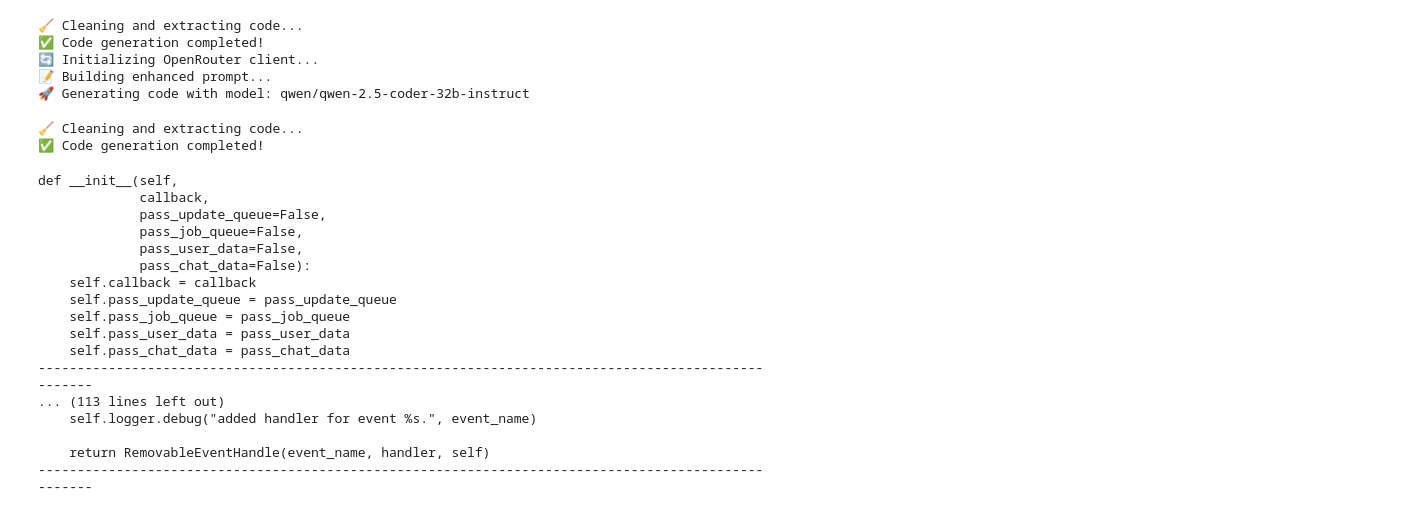
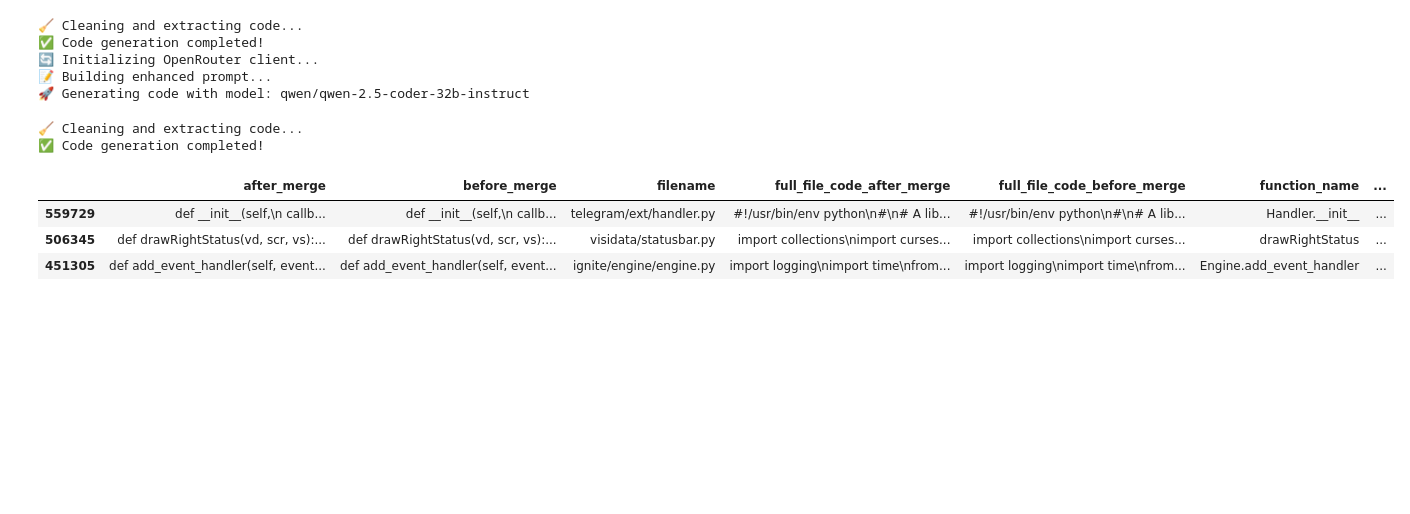
Before and after one commit to FernandoZanchitta/BugDetectiveAI, a Jupyter notebook: Bugdetectiveai/scr/notebooks/chat.ipynb, the cells around one changed output. Saved outputs shown, nothing was run; the diff lists cells and outputs as text; code cells hidden in the pictures; blank space fills up the shorter version.

```diff
--- a/Bugdetectiveai/scr/notebooks/chat.ipynb
+++ b/Bugdetectiveai/scr/notebooks/chat.ipynb
@@ -102,25 +60,3 @@ outputs = await process_prompt_dataset(qwen_model, sample_data)
 🚀 Generating code with model: qwen/qwen-2.5-coder-32b-instruct
 🧹 Cleaning and extracting code...
 ✅ Code generation completed!
-# %%
-for fixed_code in outputs:
-    print(fixed_code)
-    print("-" * 100)
-# %% [output]
-def __init__(self,
-             callback,
-             pass_update_queue=False,
-             pass_job_queue=False,
-             pass_user_data=False,
-             pass_chat_data=False):
-    self.callback = callback
-    self.pass_update_queue = pass_update_queue
-    self.pass_job_queue = pass_job_queue
-    self.pass_user_data = pass_user_data
-    self.pass_chat_data = pass_chat_data
-----------------------------------------------------------------------------------------------------
-... (113 lines left out)
-    self.logger.debug("added handler for event %s.", event_name)
-
-    return RemovableEventHandle(event_name, handler, self)
-----------------------------------------------------------------------------------------------------
@@ -126,0 +65,7 @@ def __init__(self,
+# %%
+sample_data.head()
+# %% [output]
+|  | after_merge | before_merge | filename | full_file_code_after_merge | full_file_code_before_merge | function_name | ... |
+| 559729 | def __init__(self,\n callb... | def __init__(self,\n callb... | telegram/ext/handler.py | #!/usr/bin/env python\n#\n# A lib... | #!/usr/bin/env python\n#\n# A lib... | Handler.__init__ | ... |
+| 506345 | def drawRightStatus(vd, scr, vs):... | def drawRightStatus(vd, scr, vs):... | visidata/statusbar.py | import collections\nimport curses... | import collections\nimport curses... | drawRightStatus | ... |
+| 451305 | def add_event_handler(self, event... | def add_event_handler(self, event... | ignite/engine/engine.py | import logging\nimport time\nfrom... | import logging\nimport time\nfrom... | Engine.add_event_handler | ... |
```
Also changed, not shown: parts of 6 cells of this notebook, 3 other files.
